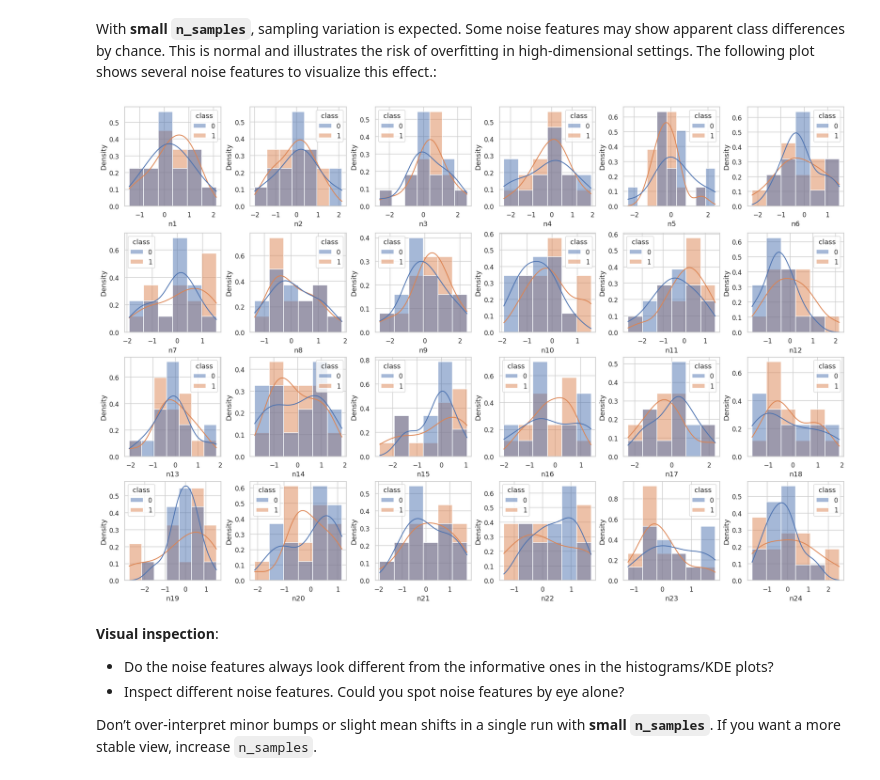
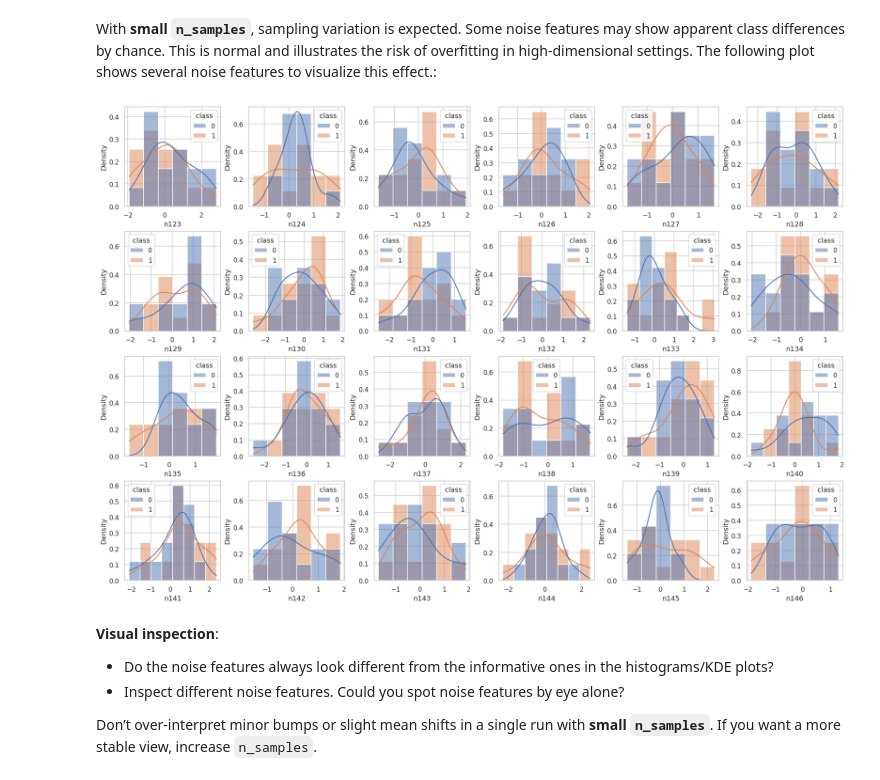
Before and after one commit to sigrun-may/synthetic-biomedical-data-course, a Jupyter notebook: notebooks/03a_irrelevant_features_noise.ipynb, the cells around one changed output. Saved outputs shown, nothing was run; the diff lists cells and outputs as text; code cells hidden in the pictures.

Commit message:
Update normal noise plot

```diff
--- a/notebooks/03a_irrelevant_features_noise.ipynb
+++ b/notebooks/03a_irrelevant_features_noise.ipynb
@@ -291,22 +291,22 @@ With **small `n_samples`**, sampling variation is expected. Some noise features
 # %%
 # Plot noise distributions for multiple noise features
 fig, axes = nb.plt.subplots(4, 6, figsize=(18, 12), constrained_layout=True)
-noise_features_to_plot = [f"n{k}" for k in range(1, 25)]
+noise_features_to_plot = [f"n{k}" for k in range(123, 150)]
 
 for ax, col in zip(axes.flatten(), noise_features_to_plot):
     nb.sns.histplot(
         data=X_noise,
         x=col,
         hue="class", # color by class
         stat="density", # show density, not counts
         common_norm=False, # each class sums to 1; overlaps and shifts are comparable
         kde=True, # show KDE overlay
         ax=ax
     )
     ax.set_ylabel("Density")
 nb.plt.show()
 # %% [output]
-[figure, old version]
+[figure, new version]
 # %% [markdown]
 **Visual inspection**:
   - Do the noise features always look different from the informative ones in the histograms/KDE plots?
```
